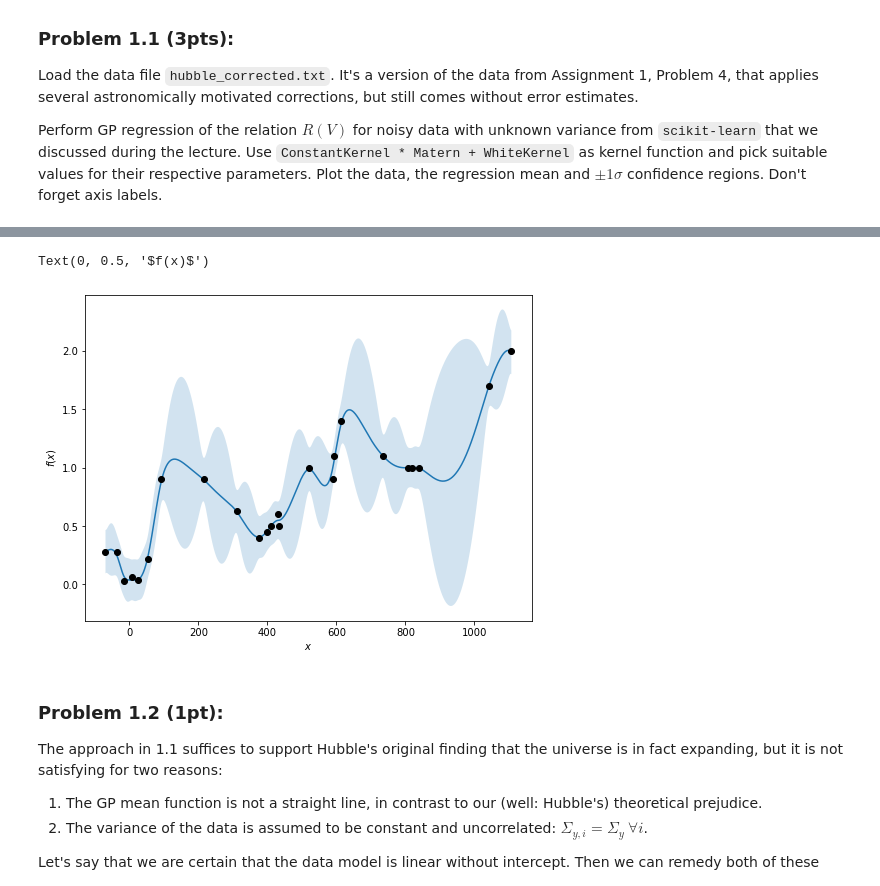
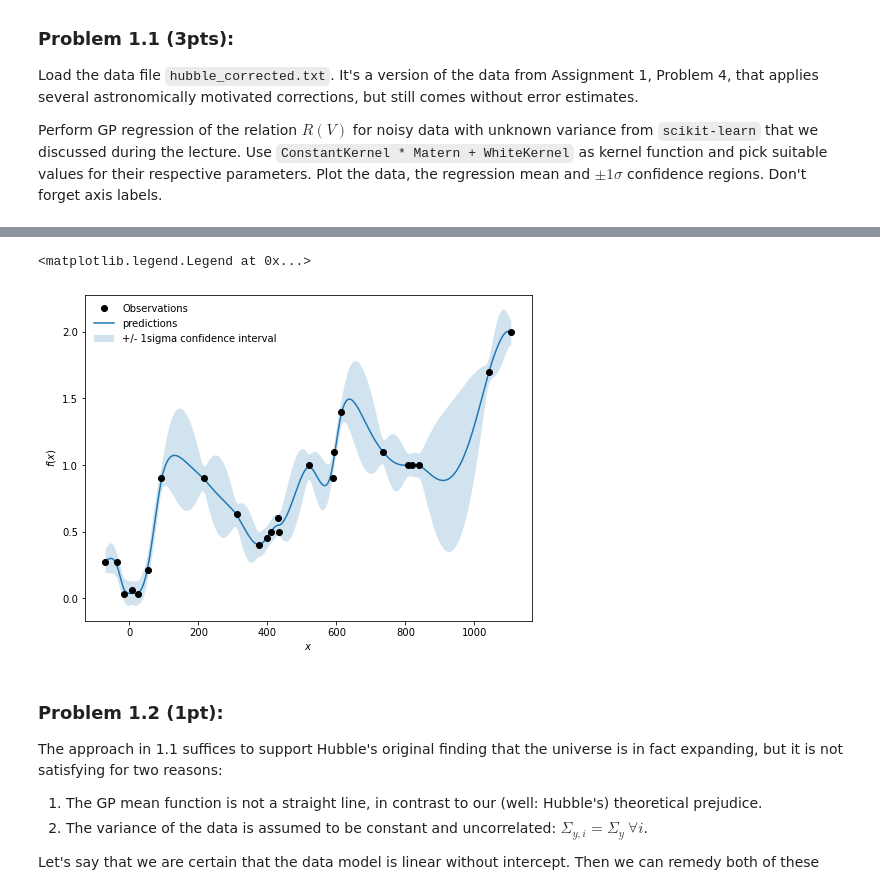
Before and after one commit to vanessaroser/sml505-assignment3, a Jupyter notebook: Assignment3.ipynb, the cells around one changed output, grey strips where cells are left out. Saved outputs shown, nothing was run; the diff lists cells and outputs as text; code cells hidden in the pictures.

```diff
--- a/Assignment3.ipynb
+++ b/Assignment3.ipynb
@@ -54,36 +36,36 @@ hubble = np.loadtxt('data_3.txt')
 # %%
 np.random.seed(42)
 
 X = hubble[:,0].reshape(-1,1)
 Y = hubble[:,1].reshape(-1,1)
 
 # Mesh the input space for evaluations of the real function, the prediction and
 # its MSE
 x = np.linspace(min(X), max(X), 1000).reshape(-1,1)
 
 # Instantiate a Gaussian Process model
 kernel = C(1.0, (1e-3, 1e3)) * Matern(1, length_scale_bounds=(1e-2, 1e2)) + WhiteKernel(noise_level=1.0, noise_level_bounds=(1e-05, 100000.0))
 gp = GaussianProcessRegressor(kernel=kernel, n_restarts_optimizer=9)
 # Fit to data using Maximum Likelihood Estimation of the parameters
 gp.fit(X, Y)
 
 # Make the prediction on the meshed x-axis (ask for MSE as well)
 y_pred, sigma = gp.predict(x, return_std=True)
 y_pred = y_pred.squeeze()
 
 plt.figure(figsize=(8,6), facecolor='white')
 plt.plot(X, Y, 'ko', zorder=10, label='Observations')
 
 # Plot the function, the prediction and the 95% confidence interval based on the MSE
-plt.plot(x, y_pred)
-plt.fill(np.concatenate([x, x[::-1]]), np.concatenate([y_pred - 1.9600 * sigma, (y_pred + 1.9600 * sigma)[::-1]]), alpha=.2, ec='None', label='95 confidence interval')
+plt.plot(x, y_pred, label="predictions")
+plt.fill(np.concatenate([x, x[::-1]]), np.concatenate([y_pred - 1 * sigma, (y_pred + 1 * sigma)[::-1]]), alpha=.2, ec='None', label='+/- 1sigma confidence interval')
 plt.xlabel('$x$')
 plt.ylabel('$f(x)$')
 #plt.ylim(-10, 20)
-#plt.legend(loc='upper left', frameon=False)
+plt.legend(loc='upper left', frameon=False)
 # %% [output]
-Text(0, 0.5, '$f(x)$')
+<matplotlib.legend.Legend at 0x...>
-[figure, old version]
+[figure, new version]
 # %% [markdown]
 ### Problem 1.2 (1pt):
 
```
Also changed, not shown: parts of 6 cells of this notebook.
